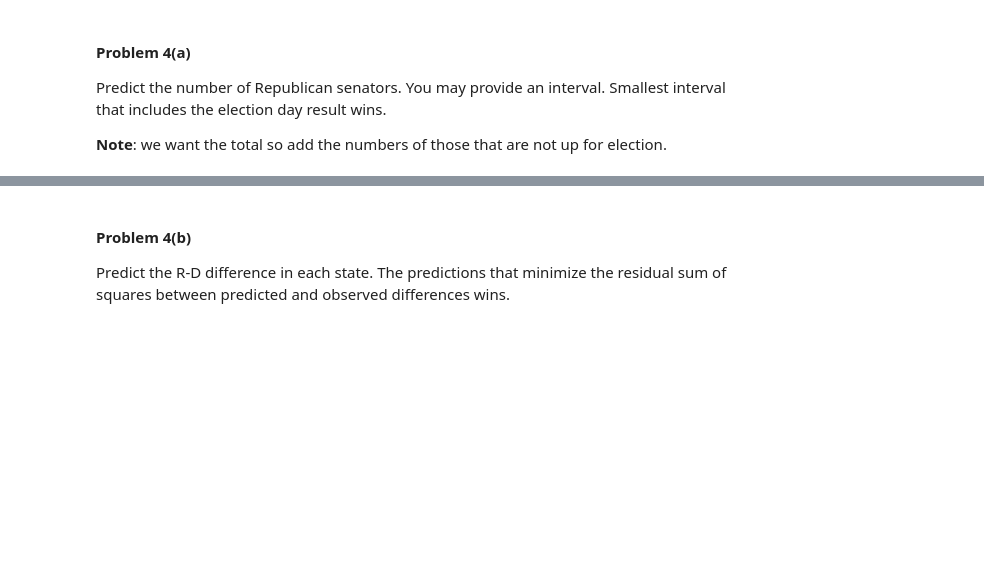
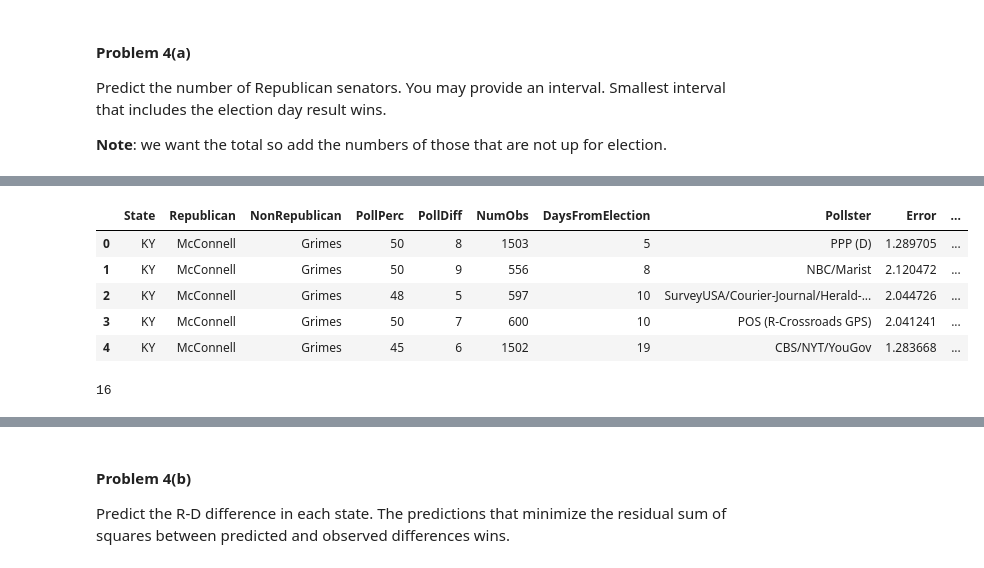
Before and after one commit to dimagalat/CSCI_E-109, a Jupyter notebook: homework/santos_n_hw4/HW4.ipynb, the cells around one changed output, grey strips where cells are left out. Cells and saved outputs as stored; diff of their text form; code cells hidden in the pictures; blank space fills up the shorter version.

```diff
--- a/homework/santos_n_hw4/HW4.ipynb
+++ b/homework/santos_n_hw4/HW4.ipynb
@@ -718,0 +611,6 @@ It should be noted that this model yielded results very different from what I go
+# %%
+# Get real margins.
+margins_2012 = results_2012.merge(fips_codes[["Name", "Abbr"]], left_on="State", right_on="Name").reindex(columns=["Abbr", "R", "PercMargin"]).rename(columns={"Abbr": "State", "PercMargin": "RealMargin"})
+margins_2012.loc[margins_2012["R"] != 1, "RealMargin"]*=-1
+margins_2012.drop("R", axis=1, inplace=True)
+margins_2012.head()
@@ -718,0 +624,6 @@ It should be noted that this model yielded results very different from what I go
+# %%
+# Calculate pollster bias.
+senate_2012 = senate_2012.merge(margins_2012)
+senate_2012["Bias"] = senate_2012["PollDiff"] - senate_2012["RealMargin"]
+pollster_bias = senate_2012[["Pollster", "Bias"]].groupby("Pollster").mean()
+pollster_bias.head()
@@ -718,0 +638,4 @@ It should be noted that this model yielded results very different from what I go
+# %%
+# Get data from 2014 races.
+senate_2014 = get_senate_polls(2014)
+senate_2014.head()
@@ -718,0 +649,4 @@ It should be noted that this model yielded results very different from what I go
+# %%
+# Calculate expected error (normal aproximation).
+senate_2014["Error"] = senate_2014.apply(lambda x: np.sqrt(x["PollPerc"]*(100 - x["PollPerc"])/x["NumObs"]), axis=1)
+senate_2014.head()
@@ -718,0 +660,10 @@ It should be noted that this model yielded results very different from what I go
+# %%
+senate_2014_bias = senate_2014.merge(pollster_bias, left_on="Pollster", right_index=True, how="left").fillna(0)
+senate_2014_bias.head()
+# %% [output]
+|  | State | Republican | NonRepublican | PollPerc | PollDiff | NumObs | DaysFromElection | Pollster | Error | ... |
+| 0 | KY | McConnell | Grimes | 50 | 8 | 1503 | 5 | PPP (D) | 1.289705 | ... |
+| 1 | KY | McConnell | Grimes | 50 | 9 | 556 | 8 | NBC/Marist | 2.120472 | ... |
+| 2 | KY | McConnell | Grimes | 48 | 5 | 597 | 10 | SurveyUSA/Courier-Journal/Herald-... | 2.044726 | ... |
+| 3 | KY | McConnell | Grimes | 50 | 7 | 600 | 10 | POS (R-Crossroads GPS) | 2.041241 | ... |
+| 4 | KY | McConnell | Grimes | 45 | 6 | 1502 | 19 | CBS/NYT/YouGov | 1.283668 | ... |
@@ -718,0 +692,5 @@ It should be noted that this model yielded results very different from what I go
+# %%
+results = [state for state, race in electorates.items() if race.ProbGreater(0) > .5]
+len(results)
+# %% [output]
+16
```
Also changed, not shown: parts of 31 cells of this notebook, 4 other files.
